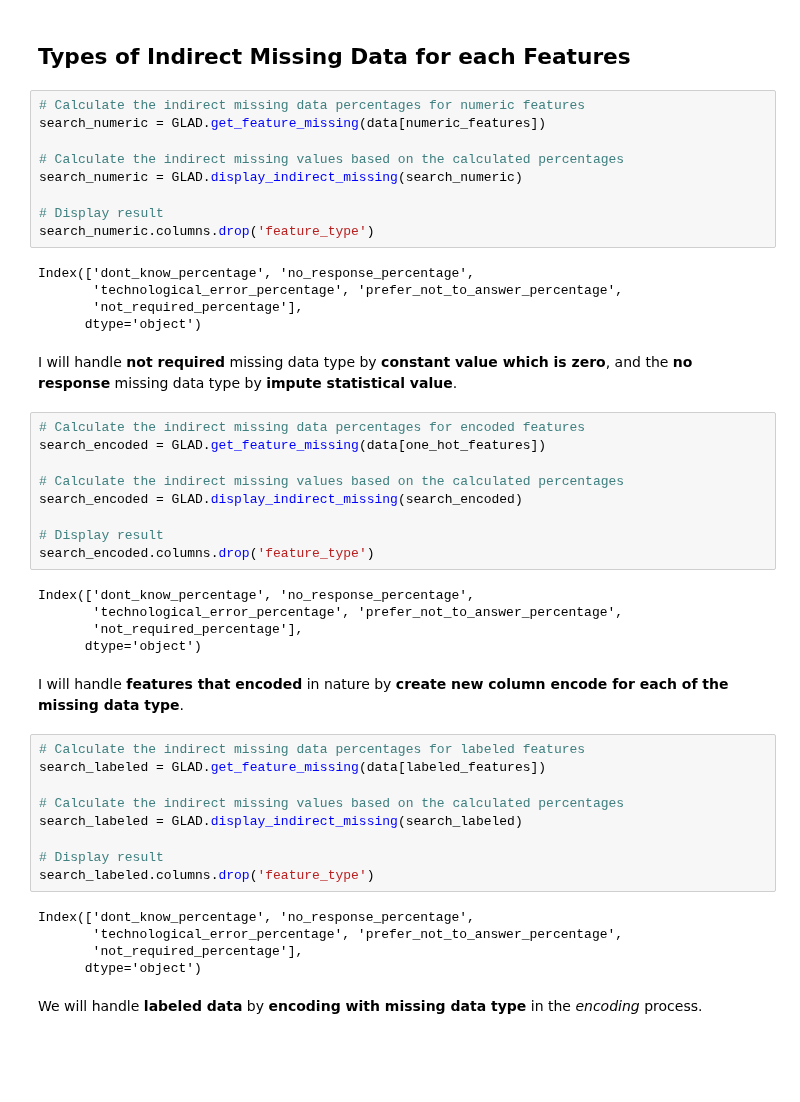
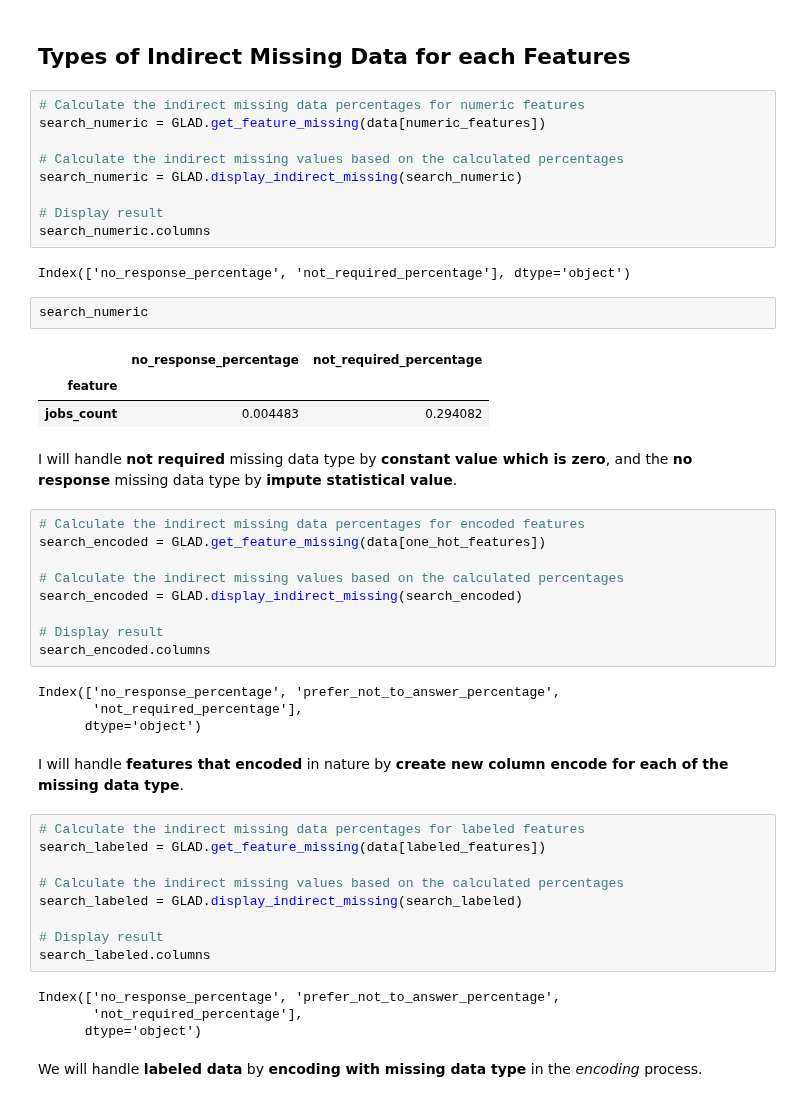
Before and after one commit to mawada-sweis/Clustering-Analysis, a Jupyter notebook: notebooks/cleaning_data.ipynb, the cells around one changed output. Cells and saved outputs as stored; diff of their text form; blank space fills up the shorter version.

```diff
--- a/notebooks/cleaning_data.ipynb
+++ b/notebooks/cleaning_data.ipynb
@@ -277,12 +277,15 @@ search_numeric = GLAD.get_feature_missing(data[numeric_features])
 search_numeric = GLAD.display_indirect_missing(search_numeric)
 
 # Display result
-search_numeric.columns.drop('feature_type')
+search_numeric.columns
 # %% [output]
-Index(['dont_know_percentage', 'no_response_percentage',
-       'technological_error_percentage', 'prefer_not_to_answer_percentage',
-       'not_required_percentage'],
-      dtype='object')
+Index(['no_response_percentage', 'not_required_percentage'], dtype='object')
+# %%
+search_numeric
+# %% [output]
+|  | no_response_percentage | not_required_percentage |
+| feature |  |  |
+| jobs_count | 0.004483 | 0.294082 |
 # %% [markdown]
 I will handle **not required** missing data type by **constant value which is zero**, and the **no response** missing data type by **impute statistical value**.
 # %%
@@ -293,10 +296,9 @@ search_encoded = GLAD.get_feature_missing(data[one_hot_features])
 search_encoded = GLAD.display_indirect_missing(search_encoded)
 
 # Display result
-search_encoded.columns.drop('feature_type')
+search_encoded.columns
 # %% [output]
-Index(['dont_know_percentage', 'no_response_percentage',
-       'technological_error_percentage', 'prefer_not_to_answer_percentage',
+Index(['no_response_percentage', 'prefer_not_to_answer_percentage',
        'not_required_percentage'],
       dtype='object')
 # %% [markdown]
@@ -309,10 +311,9 @@ search_labeled = GLAD.get_feature_missing(data[labeled_features])
 search_labeled = GLAD.display_indirect_missing(search_labeled)
 
 # Display result
-search_labeled.columns.drop('feature_type')
+search_labeled.columns
 # %% [output]
-Index(['dont_know_percentage', 'no_response_percentage',
-       'technological_error_percentage', 'prefer_not_to_answer_percentage',
+Index(['no_response_percentage', 'prefer_not_to_answer_percentage',
        'not_required_percentage'],
       dtype='object')
 # %% [markdown]
```
Also changed, not shown: parts of 5 cells of this notebook, 1 other file.
